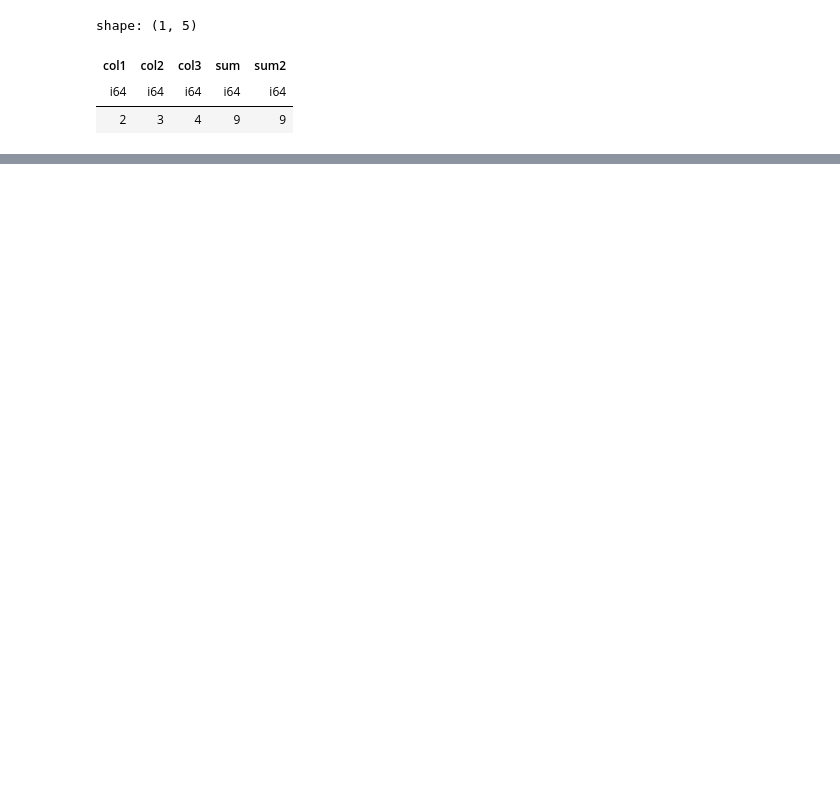
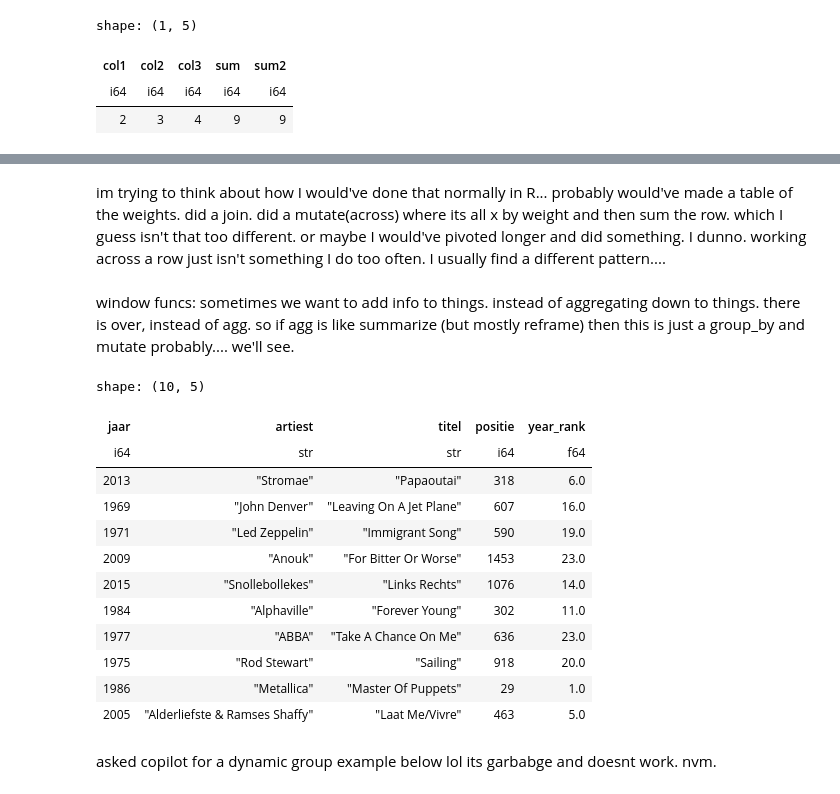
Before and after one commit to asenetcky/python-polars-the-definitive-guide, a Jupyter notebook: ch13-me.ipynb, the cells around one changed output, grey strips where cells are left out. Saved outputs shown, nothing was run; the diff lists cells and outputs as text; code cells hidden in the pictures; blank space fills up the shorter version.

```diff
--- a/ch13-me.ipynb
+++ b/ch13-me.ipynb
@@ -338,0 +373,39 @@ shape: (1, 5)
+# %% [markdown]
+im trying to think about how I would've done that normally in R...
+probably would've made a table of the weights. did a join. did a mutate(across)
+where its all x by weight and then sum the row.
+which I guess isn't that too different. or maybe I would've pivoted
+longer and did something. I dunno. working across a row
+just isn't something I do too often. I usually find a different
+pattern....
+# %% [markdown]
+window funcs: sometimes we want to add info to things. instead of aggregating down to things.
+there is over, instead of agg.
+so if agg is like summarize (but mostly reframe)
+then this is just a group_by and mutate probably.... we'll see.
+# %%
+(
+    top2000.select(
+        "jaar",
+        "artiest",
+        "titel",
+        "positie",
+        year_rank=pl.col("positie").rank().over("jaar"),
+    ).sample(10, seed=42)
+)
+# %% [output]
+shape: (10, 5)
+| jaar | artiest | titel | positie | year_rank |
+| i64 | str | str | i64 | f64 |
+| 2013 | "Stromae" | "Papaoutai" | 318 | 6.0 |
+| 1969 | "John Denver" | "Leaving On A Jet Plane" | 607 | 16.0 |
+| 1971 | "Led Zeppelin" | "Immigrant Song" | 590 | 19.0 |
+| 2009 | "Anouk" | "For Bitter Or Worse" | 1453 | 23.0 |
+| 2015 | "Snollebollekes" | "Links Rechts" | 1076 | 14.0 |
+| 1984 | "Alphaville" | "Forever Young" | 302 | 11.0 |
+| 1977 | "ABBA" | "Take A Chance On Me" | 636 | 23.0 |
+| 1975 | "Rod Stewart" | "Sailing" | 918 | 20.0 |
+| 1986 | "Metallica" | "Master Of Puppets" | 29 | 1.0 |
+| 2005 | "Alderliefste & Ramses Shaffy" | "Laat Me/Vivre" | 463 | 5.0 |
+# %% [markdown]
+asked copilot for a dynamic group example below lol its garbabge and doesnt work. nvm.
```
Also changed, not shown: parts of 20 cells of this notebook.
